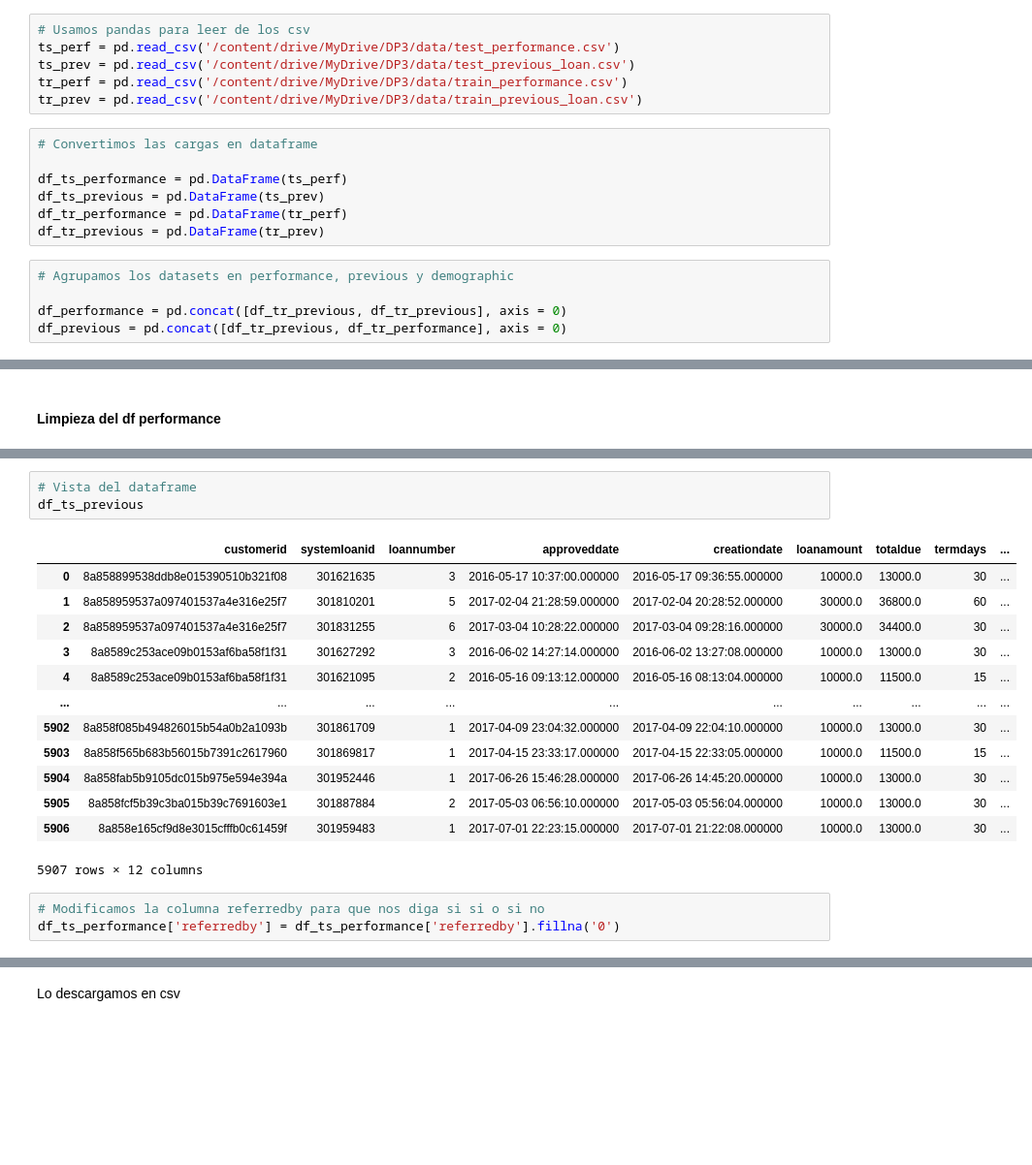
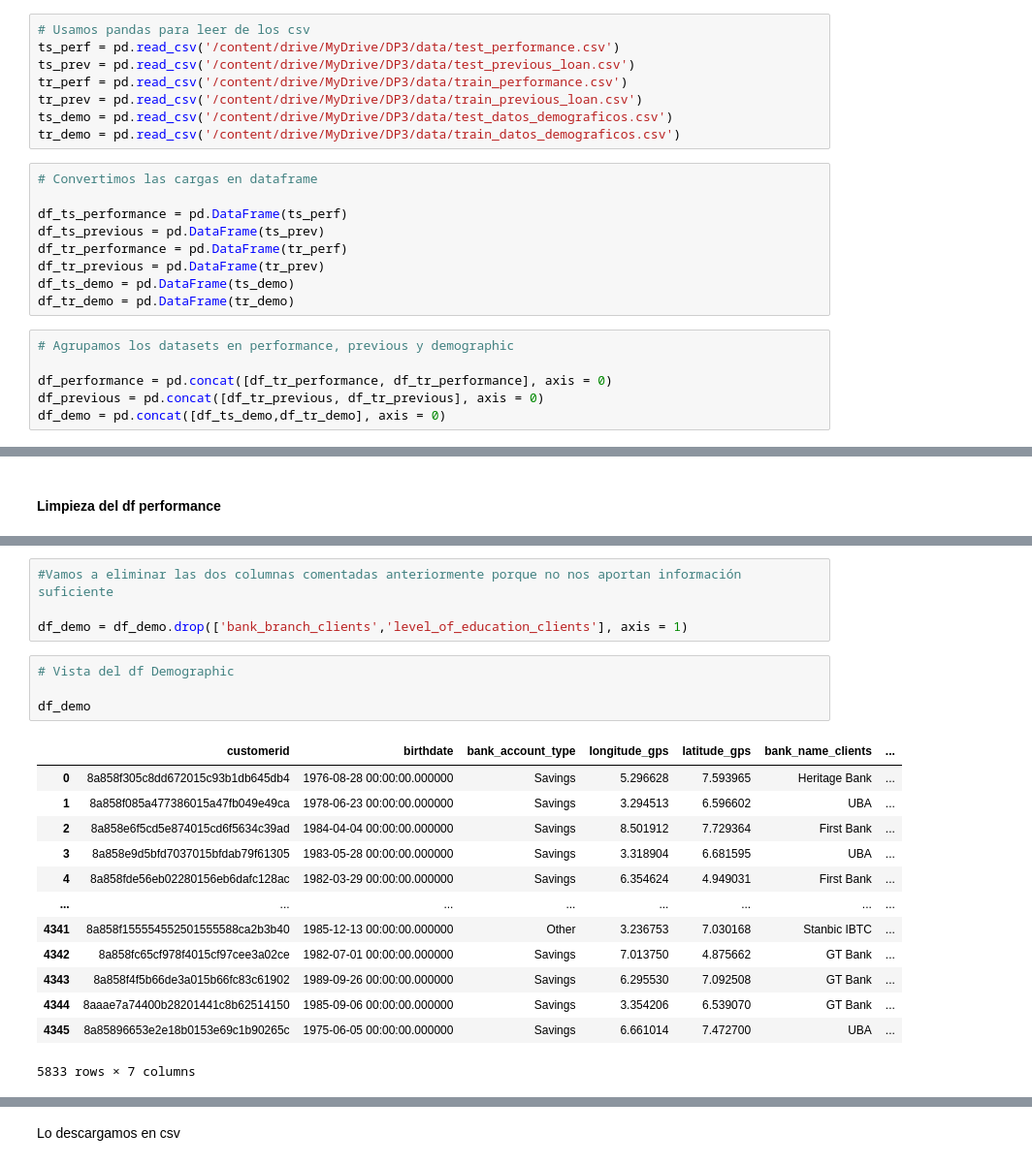
Before and after one commit to llunasanz/data-project-3, a Jupyter notebook: DataProject3LimpiezaDeDatos.ipynb, the cells around one changed output, grey strips where cells are left out. Shown: that part at 97% size. Drawn from its saved outputs; the diff is of its cells as text; blank space fills up the shorter version.

```diff
--- a/DataProject3LimpiezaDeDatos.ipynb
+++ b/DataProject3LimpiezaDeDatos.ipynb
@@ -28,6 +28,8 @@ ts_perf = pd.read_csv('/content/drive/MyDrive/DP3/data/test_performance.csv')
 ts_prev = pd.read_csv('/content/drive/MyDrive/DP3/data/test_previous_loan.csv')
 tr_perf = pd.read_csv('/content/drive/MyDrive/DP3/data/train_performance.csv')
 tr_prev = pd.read_csv('/content/drive/MyDrive/DP3/data/train_previous_loan.csv')
+ts_demo = pd.read_csv('/content/drive/MyDrive/DP3/data/test_datos_demograficos.csv')
+tr_demo = pd.read_csv('/content/drive/MyDrive/DP3/data/train_datos_demograficos.csv')
 # %%
 # Convertimos las cargas en dataframe
 
@@ -35,8 +37,11 @@ df_ts_performance = pd.DataFrame(ts_perf)
 df_ts_previous = pd.DataFrame(ts_prev)
 df_tr_performance = pd.DataFrame(tr_perf)
 df_tr_previous = pd.DataFrame(tr_prev)
+df_ts_demo = pd.DataFrame(ts_demo)
+df_tr_demo = pd.DataFrame(tr_demo)
 # %%
 # Agrupamos los datasets en performance, previous y demographic
 
-df_performance = pd.concat([df_tr_previous, df_tr_previous], axis = 0)
-df_previous = pd.concat([df_tr_previous, df_tr_performance], axis = 0)
+df_performance = pd.concat([df_tr_performance, df_tr_performance], axis = 0)
+df_previous = pd.concat([df_tr_previous, df_tr_previous], axis = 0)
+df_demo = pd.concat([df_ts_demo,df_tr_demo], axis = 0)
@@ -104,20 +240,22 @@ df_performance
+# %%
+#Vamos a eliminar las dos columnas comentadas anteriormente porque no nos aportan información suficiente
+
+df_demo = df_demo.drop(['bank_branch_clients','level_of_education_clients'], axis = 1)
 # %%
-# Vista del dataframe
-df_ts_previous
+# Vista del df Demographic
+
+df_demo
 # %% [output]
-|  | customerid | systemloanid | loannumber | approveddate | creationdate | loanamount | totaldue | termdays | ... |
-| 0 | 8a858899538ddb8e015390510b321f08 | 301621635 | 3 | 2016-05-17 10:37:00.000000 | 2016-05-17 09:36:55.000000 | 10000.0 | 13000.0 | 30 | ... |
-| 1 | 8a858959537a097401537a4e316e25f7 | 301810201 | 5 | 2017-02-04 21:28:59.000000 | 2017-02-04 20:28:52.000000 | 30000.0 | 36800.0 | 60 | ... |
-| 2 | 8a858959537a097401537a4e316e25f7 | 301831255 | 6 | 2017-03-04 10:28:22.000000 | 2017-03-04 09:28:16.000000 | 30000.0 | 34400.0 | 30 | ... |
-| 3 | 8a8589c253ace09b0153af6ba58f1f31 | 301627292 | 3 | 2016-06-02 14:27:14.000000 | 2016-06-02 13:27:08.000000 | 10000.0 | 13000.0 | 30 | ... |
-| 4 | 8a8589c253ace09b0153af6ba58f1f31 | 301621095 | 2 | 2016-05-16 09:13:12.000000 | 2016-05-16 08:13:04.000000 | 10000.0 | 11500.0 | 15 | ... |
-| ... | ... | ... | ... | ... | ... | ... | ... | ... | ... |
-| 5902 | 8a858f085b494826015b54a0b2a1093b | 301861709 | 1 | 2017-04-09 23:04:32.000000 | 2017-04-09 22:04:10.000000 | 10000.0 | 13000.0 | 30 | ... |
-| 5903 | 8a858f565b683b56015b7391c2617960 | 301869817 | 1 | 2017-04-15 23:33:17.000000 | 2017-04-15 22:33:05.000000 | 10000.0 | 11500.0 | 15 | ... |
-| 5904 | 8a858fab5b9105dc015b975e594e394a | 301952446 | 1 | 2017-06-26 15:46:28.000000 | 2017-06-26 14:45:20.000000 | 10000.0 | 13000.0 | 30 | ... |
-| 5905 | 8a858fcf5b39c3ba015b39c7691603e1 | 301887884 | 2 | 2017-05-03 06:56:10.000000 | 2017-05-03 05:56:04.000000 | 10000.0 | 13000.0 | 30 | ... |
-| 5906 | 8a858e165cf9d8e3015cfffb0c61459f | 301959483 | 1 | 2017-07-01 22:23:15.000000 | 2017-07-01 21:22:08.000000 | 10000.0 | 13000.0 | 30 | ... |
+|  | customerid | birthdate | bank_account_type | longitude_gps | latitude_gps | bank_name_clients | ... |
+| 0 | 8a858f305c8dd672015c93b1db645db4 | 1976-08-28 00:00:00.000000 | Savings | 5.296628 | 7.593965 | Heritage Bank | ... |
+| 1 | 8a858f085a477386015a47fb049e49ca | 1978-06-23 00:00:00.000000 | Savings | 3.294513 | 6.596602 | UBA | ... |
+| 2 | 8a858e6f5cd5e874015cd6f5634c39ad | 1984-04-04 00:00:00.000000 | Savings | 8.501912 | 7.729364 | First Bank | ... |
+| 3 | 8a858e9d5bfd7037015bfdab79f61305 | 1983-05-28 00:00:00.000000 | Savings | 3.318904 | 6.681595 | UBA | ... |
+| 4 | 8a858fde56eb02280156eb6dafc128ac | 1982-03-29 00:00:00.000000 | Savings | 6.354624 | 4.949031 | First Bank | ... |
+| ... | ... | ... | ... | ... | ... | ... | ... |
+| 4341 | 8a858f155554552501555588ca2b3b40 | 1985-12-13 00:00:00.000000 | Other | 3.236753 | 7.030168 | Stanbic IBTC | ... |
+| 4342 | 8a858fc65cf978f4015cf97cee3a02ce | 1982-07-01 00:00:00.000000 | Savings | 7.013750 | 4.875662 | GT Bank | ... |
+| 4343 | 8a858f4f5b66de3a015b66fc83c61902 | 1989-09-26 00:00:00.000000 | Savings | 6.295530 | 7.092508 | GT Bank | ... |
+| 4344 | 8aaae7a74400b28201441c8b62514150 | 1985-09-06 00:00:00.000000 | Savings | 3.354206 | 6.539070 | GT Bank | ... |
+| 4345 | 8a85896653e2e18b0153e69c1b90265c | 1975-06-05 00:00:00.000000 | Savings | 6.661014 | 7.472700 | UBA | ... |
-5907 rows × 12 columns
+5833 rows × 7 columns
-# %%
-# Modificamos la columna referredby para que nos diga si si o si no
-df_ts_performance['referredby'] = df_ts_performance['referredby'].fillna('0')
```
Also changed, not shown: parts of 32 cells of this notebook.
